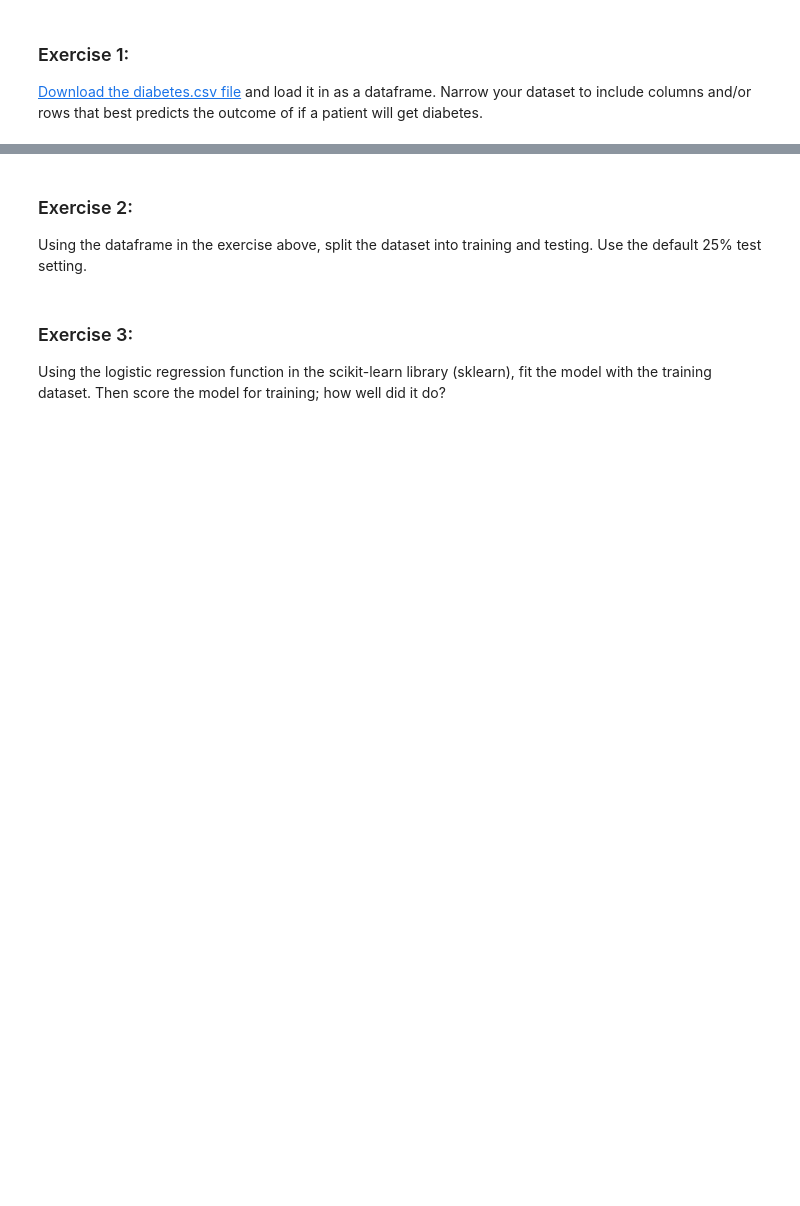
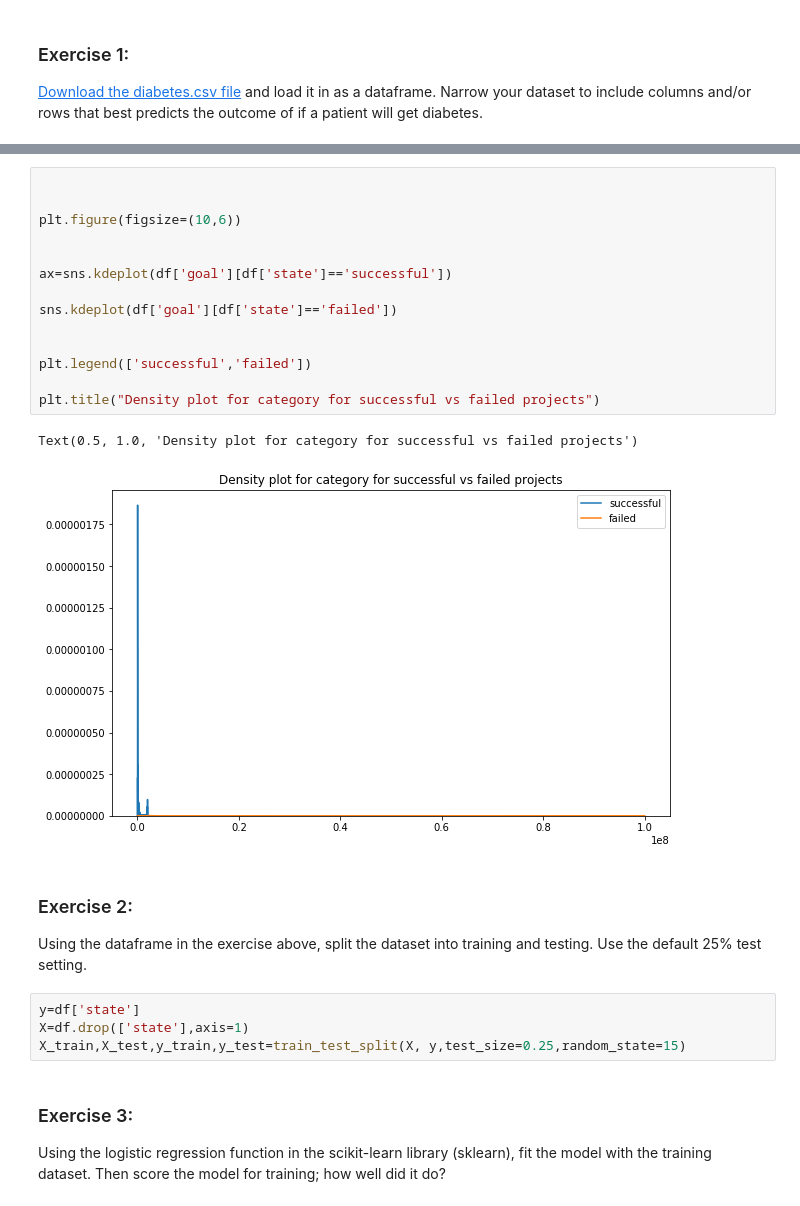
Before and after one commit to jcyang36/DataWeek1-120219, a Jupyter notebook: Module 1.8 Exercises.ipynb, the cells around one changed output, grey strips where cells are left out. Drawn from its saved outputs; the diff is of its cells as text; blank space fills up the shorter version.

```diff
--- a/Module 1.8 Exercises.ipynb
+++ b/Module 1.8 Exercises.ipynb
@@ -7,7 +57,28 @@
+# %%
+
+
+plt.figure(figsize=(10,6))
+
+
+ax=sns.kdeplot(df['goal'][df['state']=='successful'])
+
+sns.kdeplot(df['goal'][df['state']=='failed'])
+
+
+plt.legend(['successful','failed'])
+
+plt.title("Density plot for category for successful vs failed projects")
+# %% [output]
+Text(0.5, 1.0, 'Density plot for category for successful vs failed projects')
+[figure, added]
 # %% [markdown]
 ### Exercise 2:
 
 Using the dataframe in the exercise above, split the dataset into training and testing. Use the default 25% test setting.
+# %%
+y=df['state']
+X=df.drop(['state'],axis=1)
+X_train,X_test,y_train,y_test=train_test_split(X, y,test_size=0.25,random_state=15)
 # %% [markdown]
 ### Exercise 3:
 
```
Also changed, not shown: parts of 3 cells of this notebook, 1 other file.
